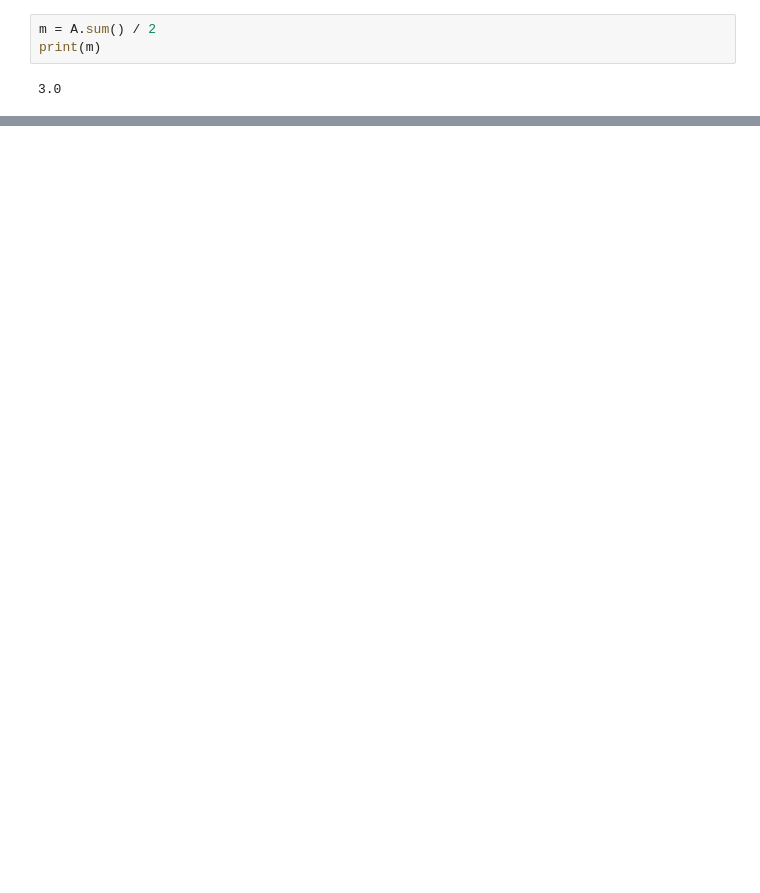
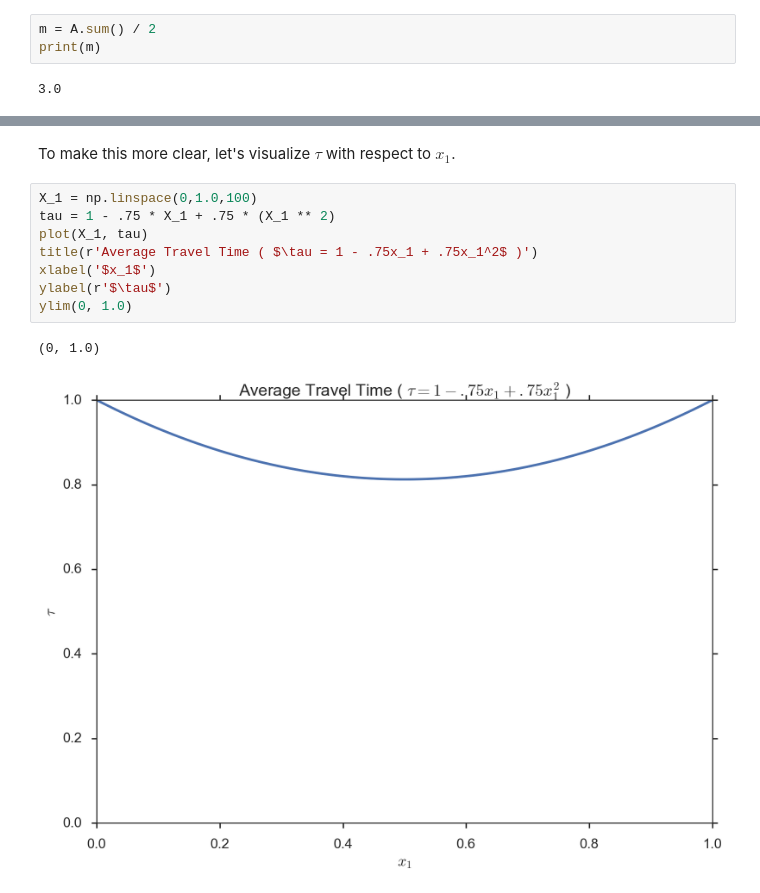
Before and after one commit to camillescott/ucd-ecs253, a Jupyter notebook: ECS253 - Homework 3.ipynb, the cells around one changed output, grey strips where cells are left out. Saved outputs shown, nothing was run; the diff lists cells and outputs as text; blank space fills up the shorter version.

```diff
--- a/ECS253 - Homework 3.ipynb
+++ b/ECS253 - Homework 3.ipynb
@@ -103,0 +131,13 @@ Node 4: Community 2
+# %% [markdown]
+To make this more clear, let's visualize $\tau$ with respect to $x_1$.
+# %%
+X_1 = np.linspace(0,1.0,100)
+tau = 1 - .75 * X_1 + .75 * (X_1 ** 2)
+plot(X_1, tau)
+title(r'Average Travel Time ( $\tau = 1 - .75x_1 + .75x_1^2$ )')
+xlabel('$x_1$')
+ylabel(r'$\tau$')
+ylim(0, 1.0)
+# %% [output]
+(0, 1.0)
+[figure, added]
```
Also changed, not shown: parts of 22 cells of this notebook, 1 other file.
